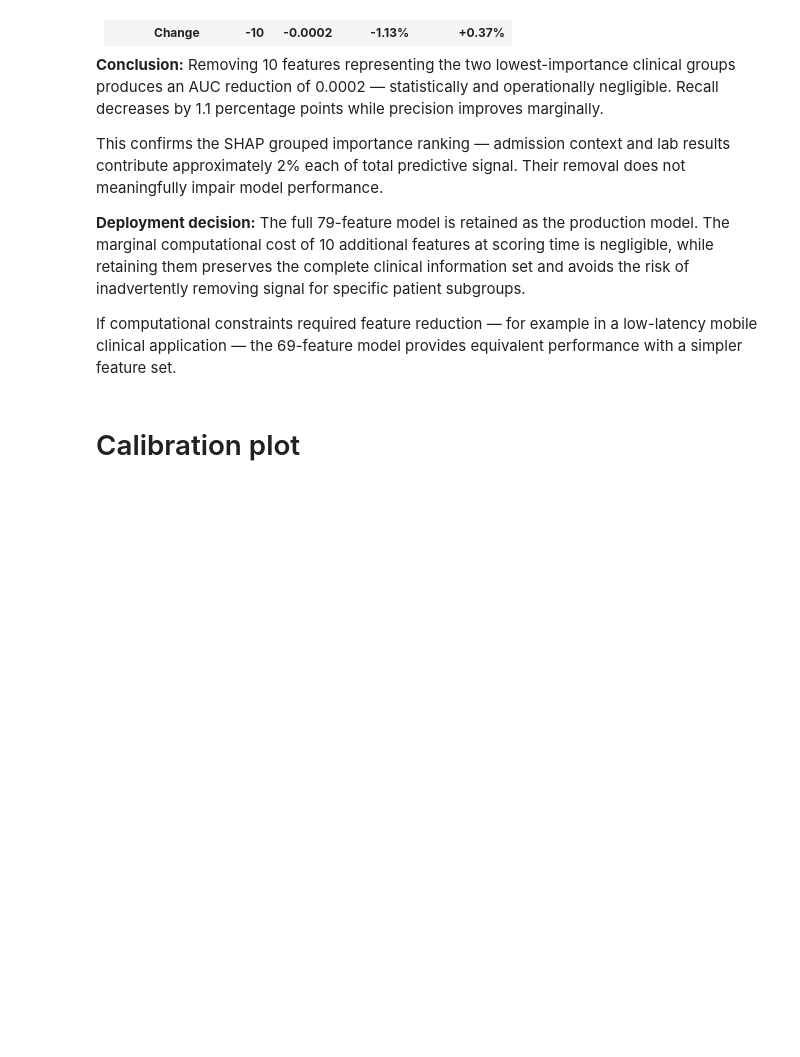
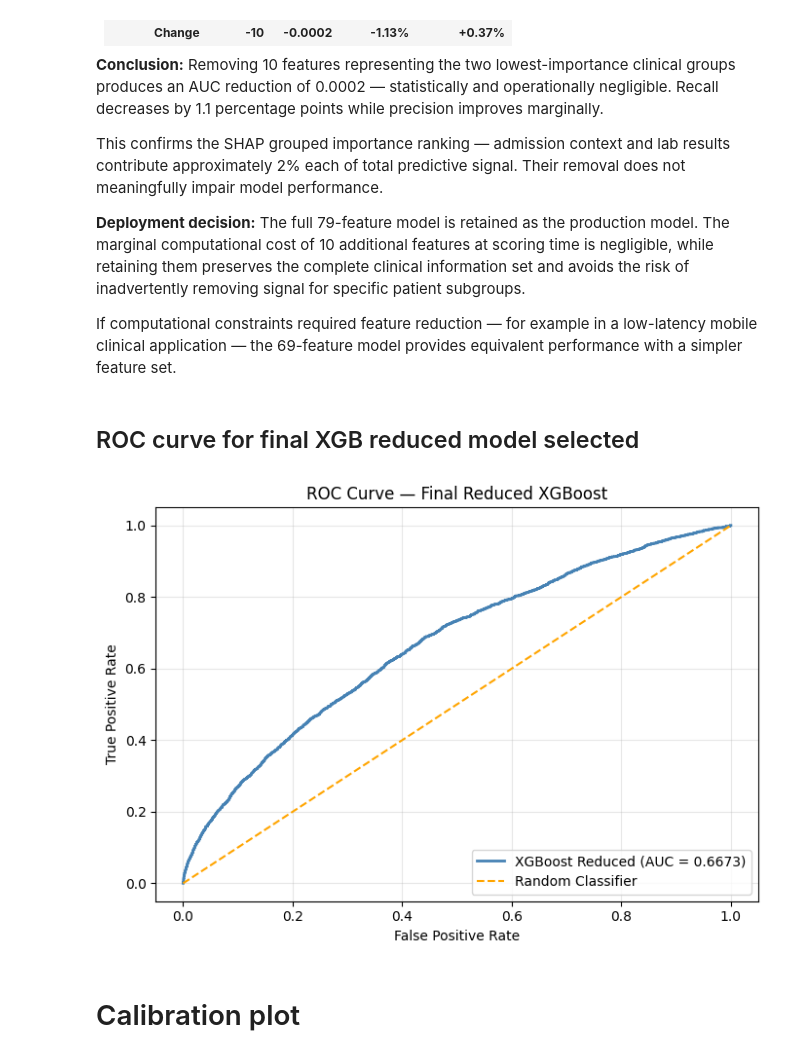
Before and after one commit to bhavanasanghi9/Hospital-Readmission-Risk-Prediction, a Jupyter notebook: notebooks/02_model_training_and_evaluation.ipynb, the cells around one changed output. Saved outputs shown, nothing was run; the diff lists cells and outputs as text; code cells hidden in the pictures; blank space fills up the shorter version.

```diff
--- a/notebooks/02_model_training_and_evaluation.ipynb
+++ b/notebooks/02_model_training_and_evaluation.ipynb
@@ -3366,18 +3379,17 @@ from src.evaluate import compute_train_test_metrics
 cols_to_remove = (
     [c for c in X_test_processed.columns
      if c.startswith('admission_type_')
-     or c.startswith('admission_source_')]
-    + [c for c in X_test_processed.columns
+     or c.startswith('admission_source_')] + [c for c in X_test_processed.columns
        if c.startswith('A1Cresult_')]
 )
 
 
 print("Columns being dropped:")
-print(cols_to_drop)
-print("Number dropped:", len(cols_to_drop))
+print(cols_to_remove)
+print("Number dropped:", len(cols_to_remove))
 
-X_train_reduced = X_train.drop(columns=cols_to_drop).copy()
-X_test_reduced = X_test_processed.drop(columns=cols_to_drop).copy()
+X_train_reduced = X_train.drop(columns=cols_to_remove).copy()
+X_test_reduced = X_test_processed.drop(columns=cols_to_remove).copy()
 
 print("Full shape:", X_train.shape, X_test_processed.shape)
 print("Reduced shape:", X_train_reduced.shape, X_test_reduced.shape)
@@ -3548,6 +3560,30 @@ If computational constraints required feature reduction —
 for example in a low-latency mobile clinical application —
 the 69-feature model provides equivalent performance with
 a simpler feature set.
+# %% [markdown]
+## ROC curve for final XGB reduced model selected
+# %%
+from sklearn.metrics import roc_curve, auc
+import matplotlib.pyplot as plt
+
+y_prob_reduced = xgb_reduced.predict_proba(X_test_reduced)[:, 1]
+
+fpr, tpr, _ = roc_curve(y_test, y_prob_reduced)
+roc_auc = auc(fpr, tpr)
+
+plt.figure(figsize=(7, 5))
+plt.plot(fpr, tpr, color='steelblue', lw=2, label=f'XGBoost Reduced (AUC = {roc_auc:.4f})')
+plt.plot([0, 1], [0, 1], color='orange', linestyle='--', label='Random Classifier')
+plt.xlabel('False Positive Rate')
+plt.ylabel('True Positive Rate')
+plt.title('ROC Curve — Final Reduced XGBoost')
+plt.legend(loc='lower right')
+plt.grid(alpha=0.3)
+plt.tight_layout()
+plt.savefig(f"{OUTPUTS_DIR}/figures/roc_curve_xgb_reduced.png", dpi=150, bbox_inches='tight')
+plt.show()
+# %% [output]
+[figure, added]
 # %% [markdown]
 # Calibration plot
 # %%
```
Also changed, not shown: parts of 14 cells of this notebook.
